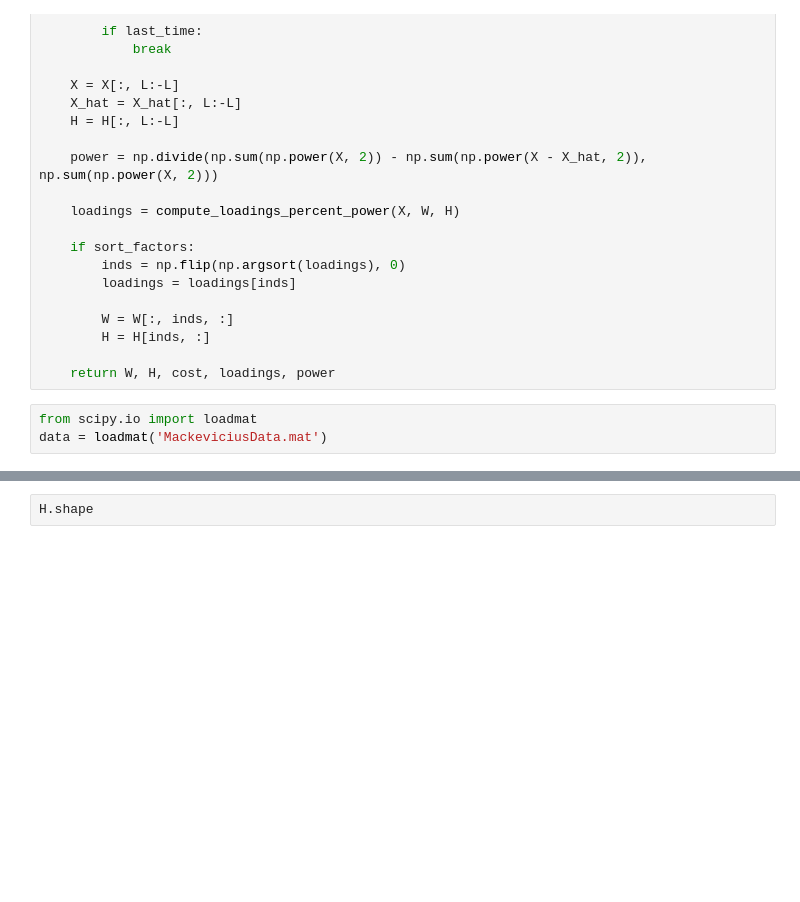
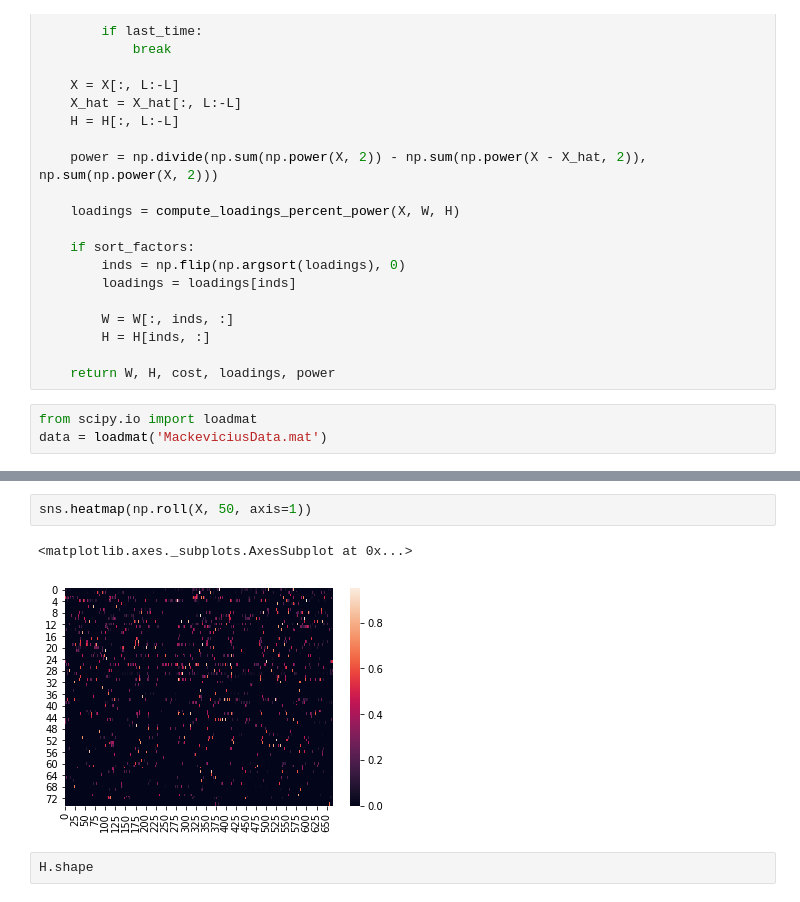
Before and after one commit to zhenruiliao/seqnmf, a Jupyter notebook: seqNMF.ipynb, the cells around one changed output, grey strips where cells are left out. Saved outputs shown, nothing was run; the diff lists cells and outputs as text; blank space fills up the shorter version.

```diff
--- a/seqNMF.ipynb
+++ b/seqNMF.ipynb
@@ -235,3 +241,8 @@ W, H = seq_nmf(data['NEURAL'])
+# %%
+sns.heatmap(np.roll(X, 50, axis=1))
+# %% [output]
+<matplotlib.axes._subplots.AxesSubplot at 0x...>
+[figure, added]
 # %%
 H.shape
 # %% [output]
```
Also changed, not shown: parts of 2 cells of this notebook, 2 other files.
